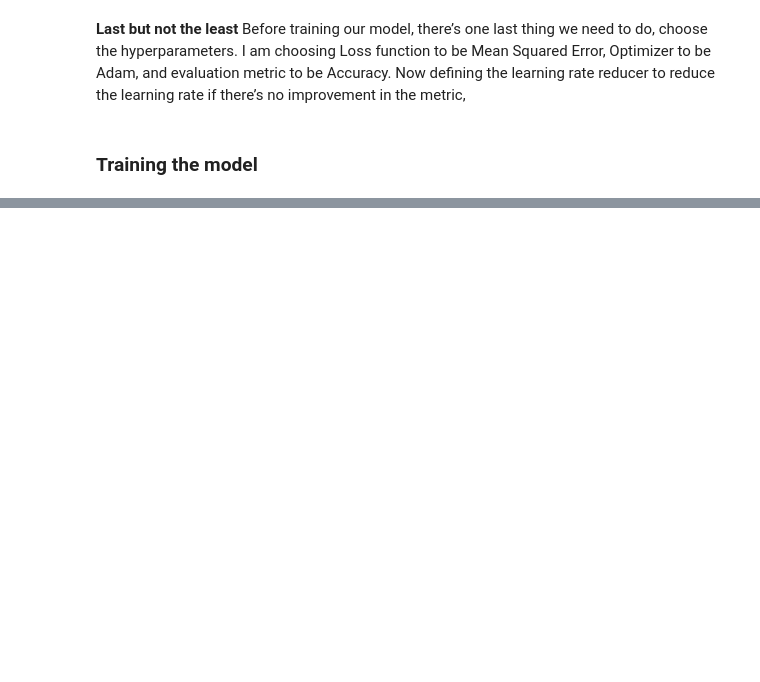
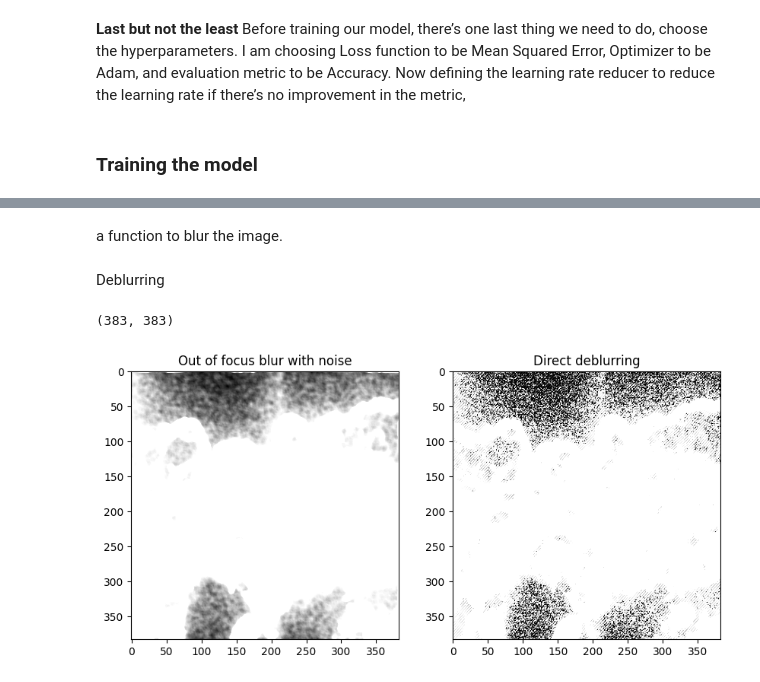
Before and after one commit to cusniwtt/automatic-cell-counting-in-immunofluorescence-tissue, a Jupyter notebook: deblur.ipynb, the cells around one changed output, grey strips where cells are left out. Saved outputs shown, nothing was run; the diff lists cells and outputs as text; code cells hidden in the pictures; blank space fills up the shorter version.

Commit message:
update deblur

```diff
--- a/deblur.ipynb
+++ b/deblur.ipynb
@@ -187,7 +196,7 @@ np.random.seed = seed
 # %%
 # Network Parameters
 input_shape = (256, 256, 1)
-batch_size = 16
+batch_size = 32
 kernel_size = 3
 latent_dim = 256
 
@@ -315,5 +272,5 @@ callbacks = [lr_reducer]
 # %%
 history = autoencoder.fit(
     blur_frame, clean_frame, validation_data=(blur_frame, clean_frame),
-    epochs=100, batch_size=batch_size, callbacks=callbacks
+    epochs=50, batch_size=batch_size, callbacks=callbacks
     )
@@ -387,0 +342,2 @@ for i in range(3):
+# %% [markdown]
+a function to blur the image.
@@ -387,0 +377,29 @@ for i in range(3):
+# %% [markdown]
+Deblurring
+# %%
+#First get a blur filter
+G = blur_filter(img.shape[0],width=3)
+
+#Blur the image
+img_blurred = blur(img,G)
+
+#Add noise
+sigma = 1e-5 #Try sigma=0 first, and then try sigma > 0 to add noise
+img_blurred = img_blurred + sigma*np.random.randn(img.shape[0],img.shape[1])
+
+#Show blurred and noisy image
+fig = plt.figure(10, (10,20))
+ax = fig.add_subplot(1,2,1)
+ax.imshow(img_blurred,cmap='gray',vmin=0,vmax=1)
+ax.set_title('Out of focus blur with noise')
+
+#Deblur the image and imshow
+img_deblurred = ifft2(fft2(img_blurred)/G).real
+print(img_deblurred.shape)
+ax = fig.add_subplot(1,2,2)
+ax.imshow(img_deblurred,cmap='gray',vmin=0,vmax=1)
+ax.set_title('Direct deblurring')
+plt.show()
+# %% [output]
+(383, 383)
+[figure, added]
```
Also changed, not shown: parts of 24 cells of this notebook, 1 other file.
